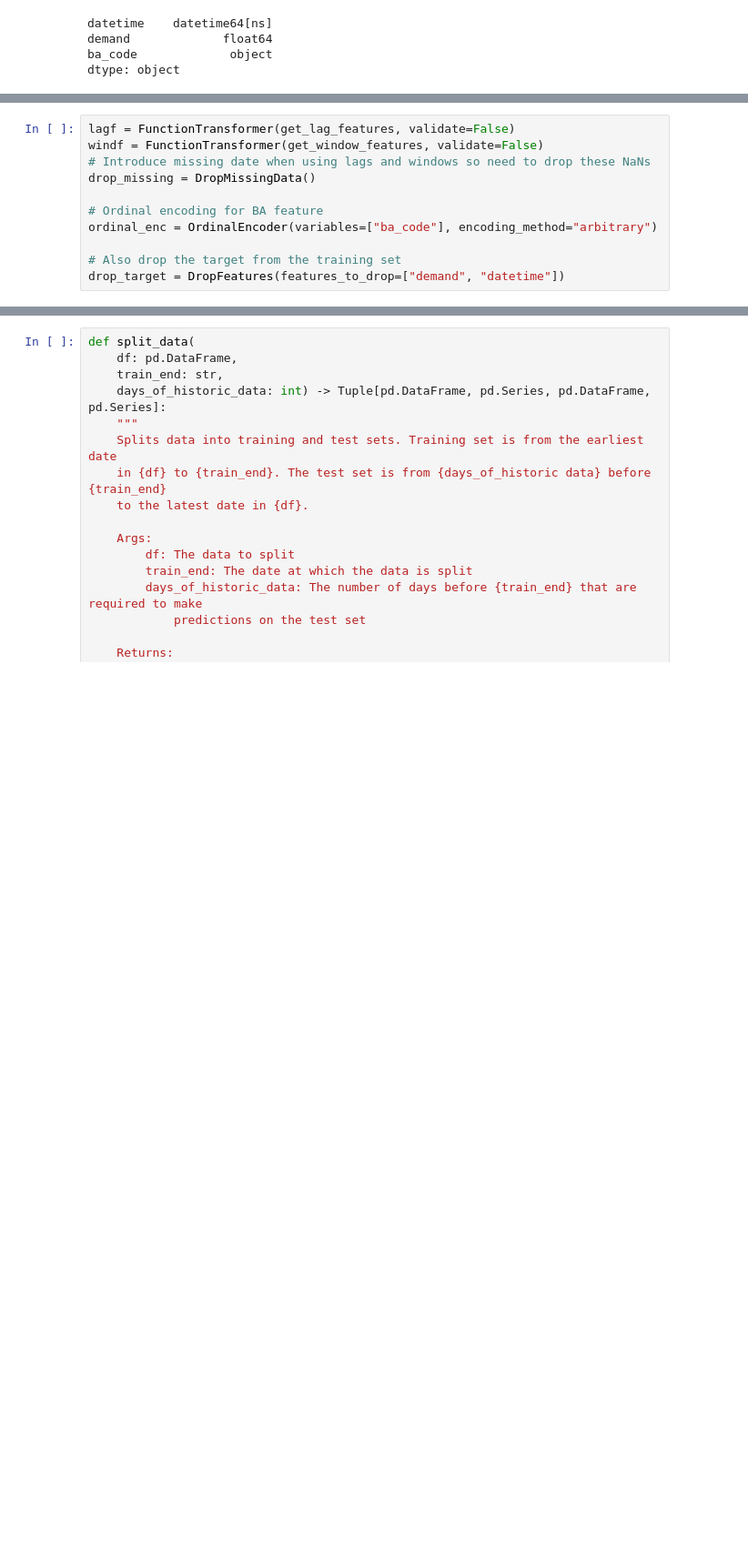
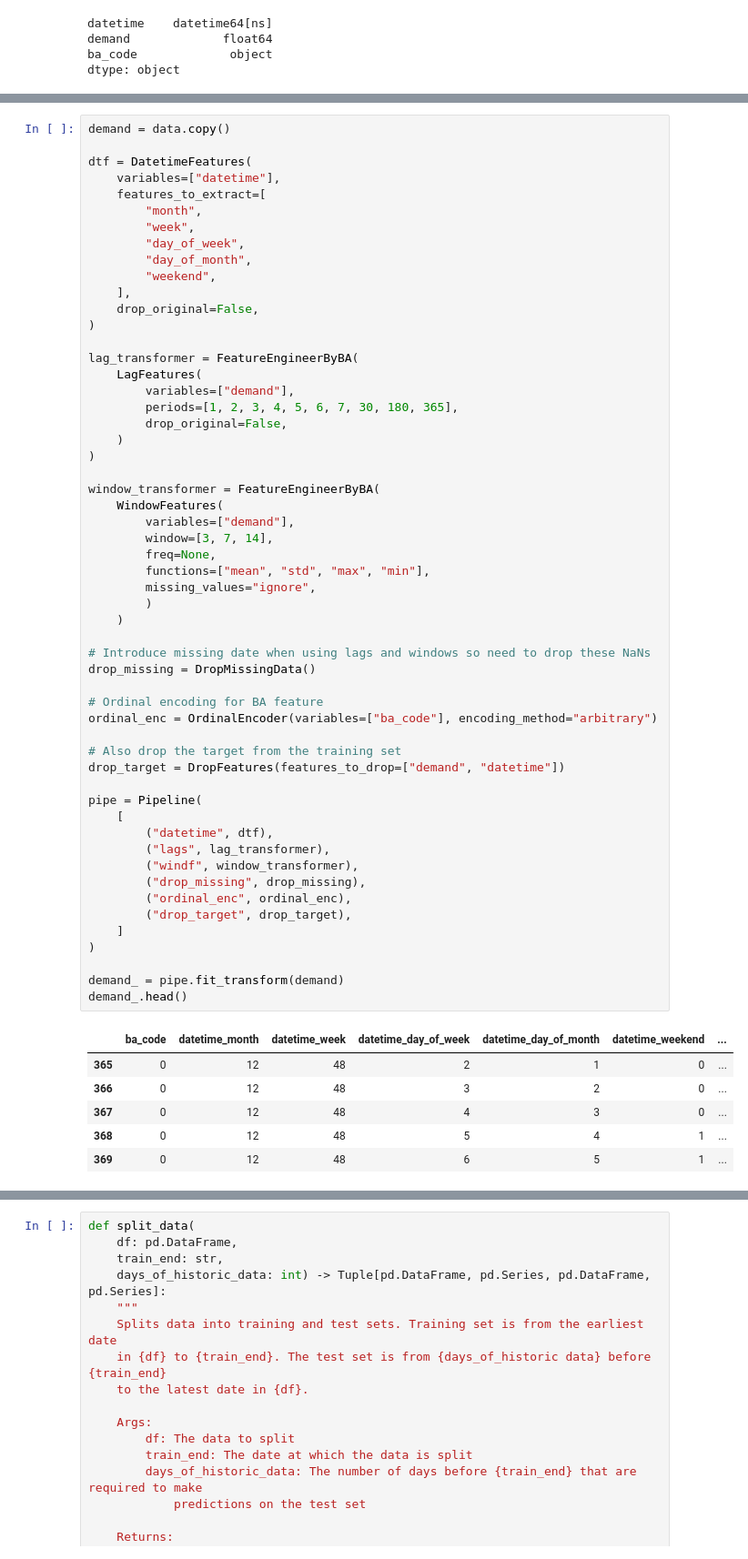
Before and after one commit to d-lazenby/energy-demand-forecasting, a Jupyter notebook: notebooks/05a_lgbm_model.ipynb, the cells around one changed output, grey strips where cells are left out. Shown: that part at 91% size. Cells and saved outputs as stored; diff of their text form; blank space fills up the shorter version.

```diff
--- a/notebooks/05a_lgbm_model.ipynb
+++ b/notebooks/05a_lgbm_model.ipynb
@@ -131,11 +83,62 @@ def get_window_features(
 # %%
-lagf = FunctionTransformer(get_lag_features, validate=False)
-windf = FunctionTransformer(get_window_features, validate=False)
+demand = data.copy()
+
+dtf = DatetimeFeatures(
+    variables=["datetime"],
+    features_to_extract=[
+        "month",
+        "week",
+        "day_of_week",
+        "day_of_month",
+        "weekend",
+    ],
+    drop_original=False,
+)
+
+lag_transformer = FeatureEngineerByBA(
+    LagFeatures(
+        variables=["demand"],
+        periods=[1, 2, 3, 4, 5, 6, 7, 30, 180, 365],
+        drop_original=False,
+    )
+)
+
+window_transformer = FeatureEngineerByBA(
+    WindowFeatures(
+        variables=["demand"],
+        window=[3, 7, 14],
+        freq=None,
+        functions=["mean", "std", "max", "min"],
+        missing_values="ignore",
+        )
+    )
+
 # Introduce missing date when using lags and windows so need to drop these NaNs
 drop_missing = DropMissingData()
 
 # Ordinal encoding for BA feature
 ordinal_enc = OrdinalEncoder(variables=["ba_code"], encoding_method="arbitrary")
 
 # Also drop the target from the training set
 drop_target = DropFeatures(features_to_drop=["demand", "datetime"])
+
+pipe = Pipeline(
+    [
+        ("datetime", dtf),
+        ("lags", lag_transformer),
+        ("windf", window_transformer),
+        ("drop_missing", drop_missing),
+        ("ordinal_enc", ordinal_enc),
+        ("drop_target", drop_target),
+    ]
+)
+
+demand_ = pipe.fit_transform(demand)
+demand_.head()
+# %% [output]
+|  | ba_code | datetime_month | datetime_week | datetime_day_of_week | datetime_day_of_month | datetime_weekend | ... |
+| 365 | 0 | 12 | 48 | 2 | 1 | 0 | ... |
+| 366 | 0 | 12 | 48 | 3 | 2 | 0 | ... |
+| 367 | 0 | 12 | 48 | 4 | 3 | 0 | ... |
+| 368 | 0 | 12 | 48 | 5 | 4 | 1 | ... |
+| 369 | 0 | 12 | 48 | 6 | 5 | 1 | ... |
```
Also changed, not shown: parts of 7 cells of this notebook.
